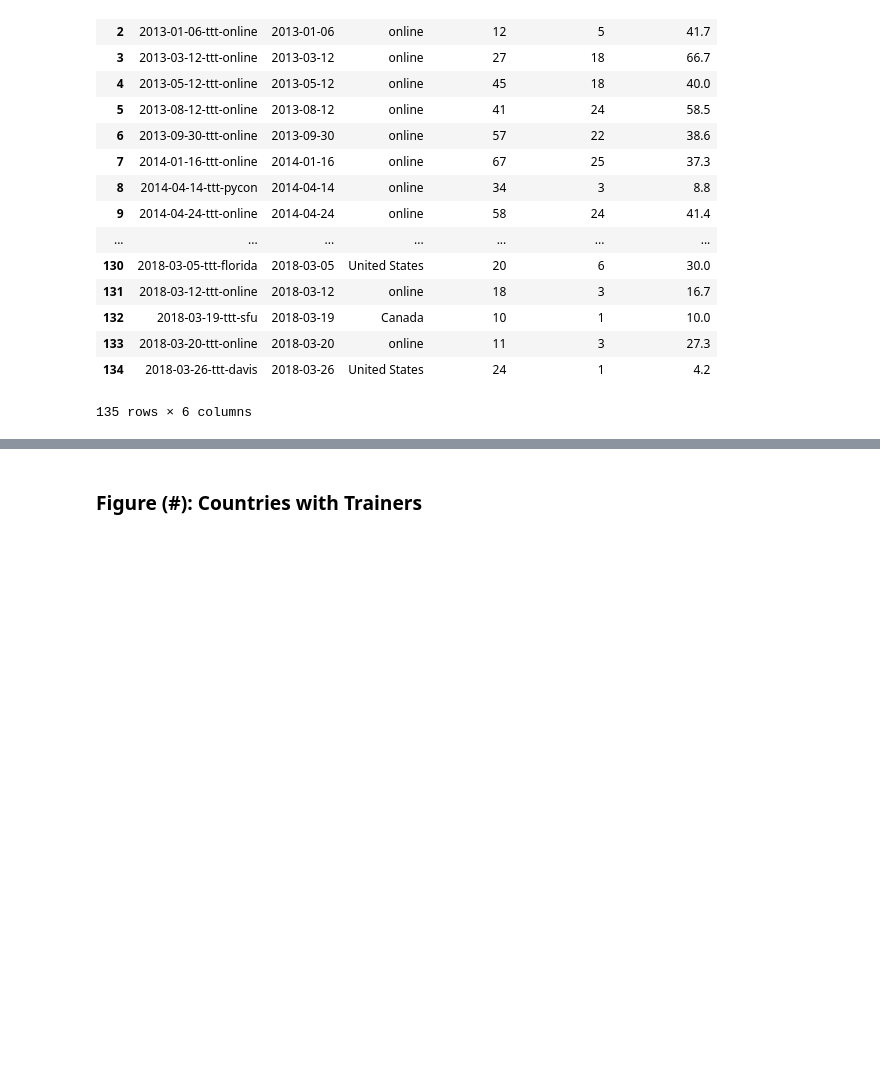
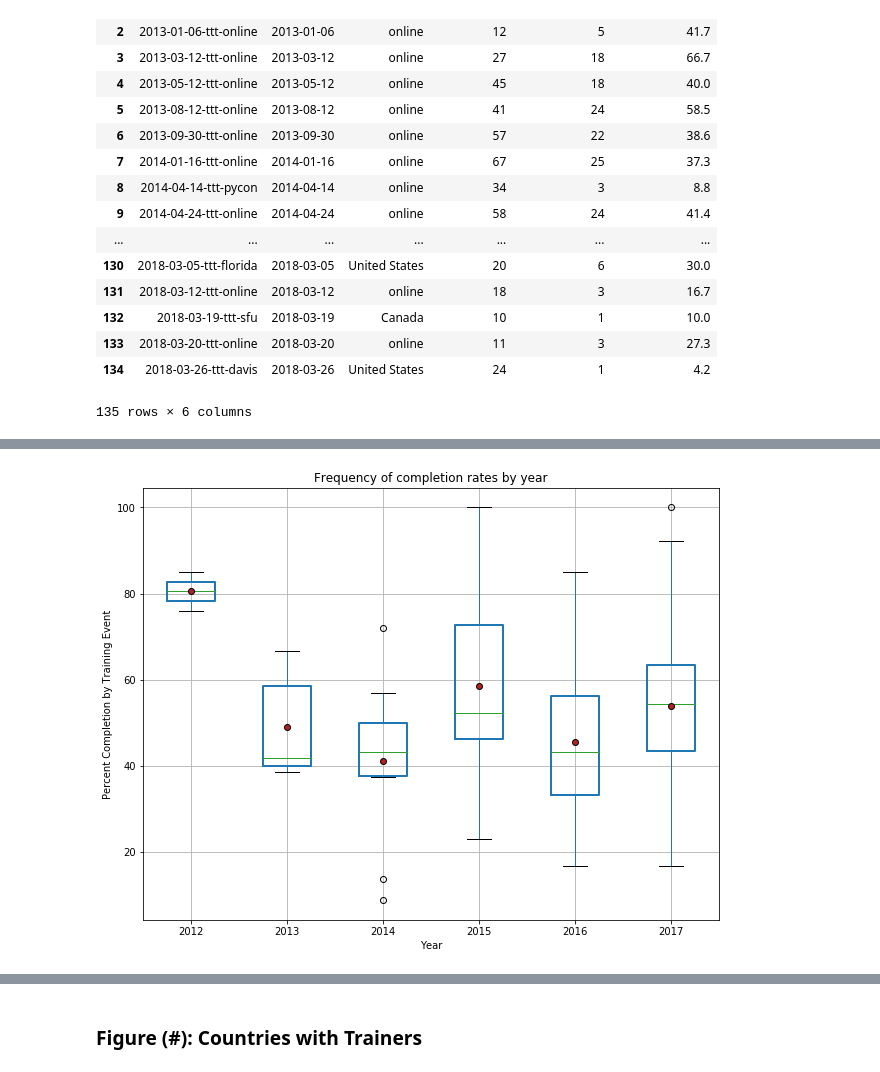
Before and after one commit to carpentries/assessment, a Jupyter notebook: programmatic-assessment/workshops/final_report_outline.ipynb, the cells around one changed output, grey strips where cells are left out. Drawn from its saved outputs; the diff is of its cells as text; code cells hidden in the pictures; blank space fills up the shorter version.

Commit message:
trying box and scatter plots for instructor training

```diff
--- a/programmatic-assessment/workshops/final_report_outline.ipynb
+++ b/programmatic-assessment/workshops/final_report_outline.ipynb
@@ -532,7 +532,12 @@ badges_by_training_event_thru2017 = badges_by_training_event[badges_by_training_
 
 badges_by_training_event['country'] = badges_by_training_event['country'].apply(get_country_name)
 
+badges_by_training_event['start'] = pd.to_datetime(badges_by_training_event['start'])
+
+
 badges_by_training_event_thru2017 = badges_by_training_event[badges_by_training_event['start'].dt.year < 2018]
+
+badges_by_training_event
 # %% [output]
 |  | slug | start | country | attendance | count_badged | pct_completion |
 | 0 | 2012-08-26-ttt-online | 2012-08-26 | online | 20 | 17 | 85.0 |
@@ -554,0 +575,18 @@ badges_by_training_event_thru2017 = badges_by_training_event[badges_by_training_
+# %%
+# See https://pandas.pydata.org/pandas-docs/stable/generated/pandas.DataFrame.boxplot.html
+
+title = "Frequency of completion rates by year"
+
+bbp = badges_by_training_event_thru2017[['start', 'pct_completion']]
+bbp = bbp.assign(year=bbp['start'].dt.year)
+badges_by_training_event_thru2017 = badges_by_training_event_thru2017.assign(year=badges_by_training_event_thru2017['start'].dt.year)
+
+
+ax = badges_by_training_event_thru2017.boxplot(by="year", column='pct_completion', figsize=(10,8), showmeans = True, meanprops = meanprops, boxprops = boxprops)
+ax.set_title(title)
+ax.get_figure().suptitle("")
+ax.set_xlabel("Year")
+ax.set_ylabel("Percent Completion by Training Event")
+plt.show()
+# %% [output]
+[figure, added]
```
Also changed, not shown: parts of 9 cells of this notebook.
